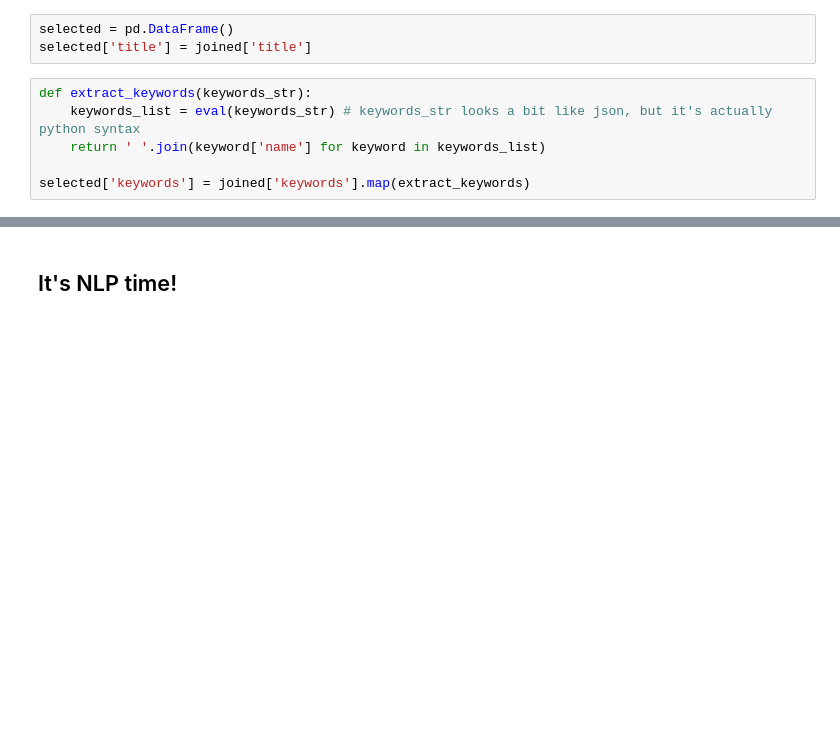
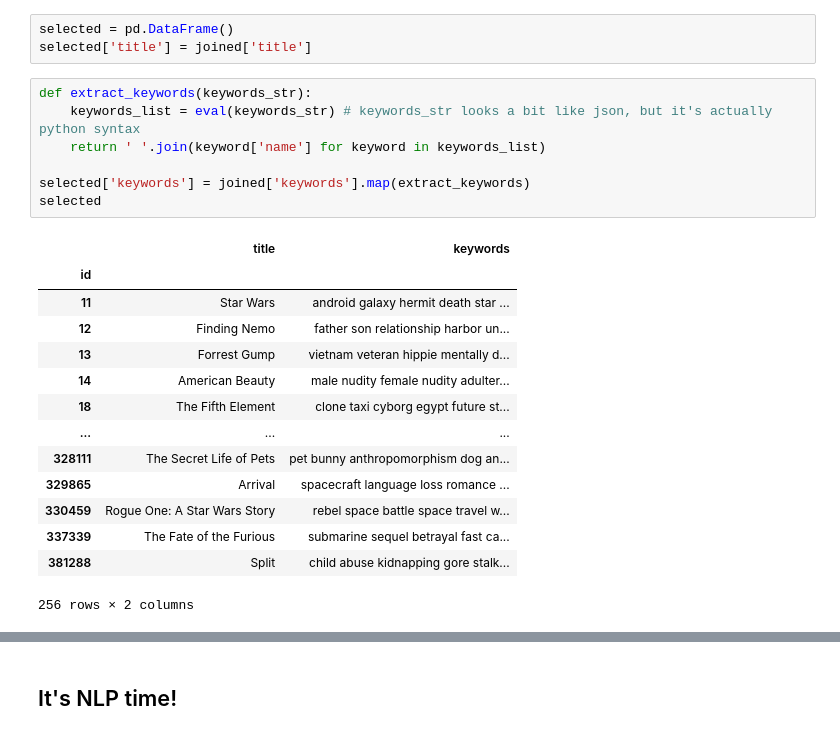
Before and after one commit to malyvsen/inverse-ai, a Jupyter notebook: ai/movies/process.ipynb, the cells around one changed output, grey strips where cells are left out. Drawn from its saved outputs; the diff is of its cells as text; blank space fills up the shorter version.

```diff
--- a/ai/movies/process.ipynb
+++ b/ai/movies/process.ipynb
@@ -59,6 +63,22 @@ selected['title'] = joined['title']
 # %%
 def extract_keywords(keywords_str):
     keywords_list = eval(keywords_str) # keywords_str looks a bit like json, but it's actually python syntax
     return ' '.join(keyword['name'] for keyword in keywords_list)
 
 selected['keywords'] = joined['keywords'].map(extract_keywords)
+selected
+# %% [output]
+|  | title | keywords |
+| id |  |  |
+| 11 | Star Wars | android galaxy hermit death star ... |
+| 12 | Finding Nemo | father son relationship harbor un... |
+| 13 | Forrest Gump | vietnam veteran hippie mentally d... |
+| 14 | American Beauty | male nudity female nudity adulter... |
+| 18 | The Fifth Element | clone taxi cyborg egypt future st... |
+| ... | ... | ... |
+| 328111 | The Secret Life of Pets | pet bunny anthropomorphism dog an... |
+| 329865 | Arrival | spacecraft language loss romance ... |
+| 330459 | Rogue One: A Star Wars Story | rebel space battle space travel w... |
+| 337339 | The Fate of the Furious | submarine sequel betrayal fast ca... |
+| 381288 | Split | child abuse kidnapping gore stalk... |
+256 rows × 2 columns
```
Also changed, not shown: parts of 5 cells of this notebook, 1 other file.
